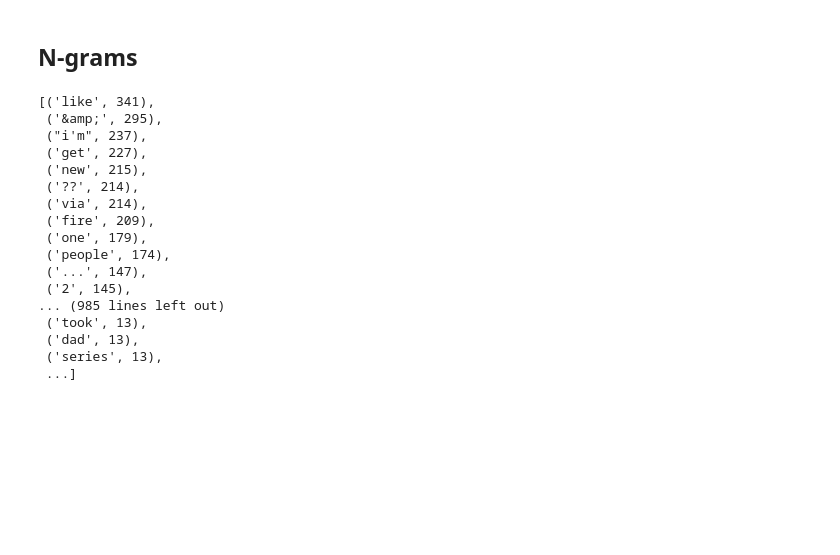
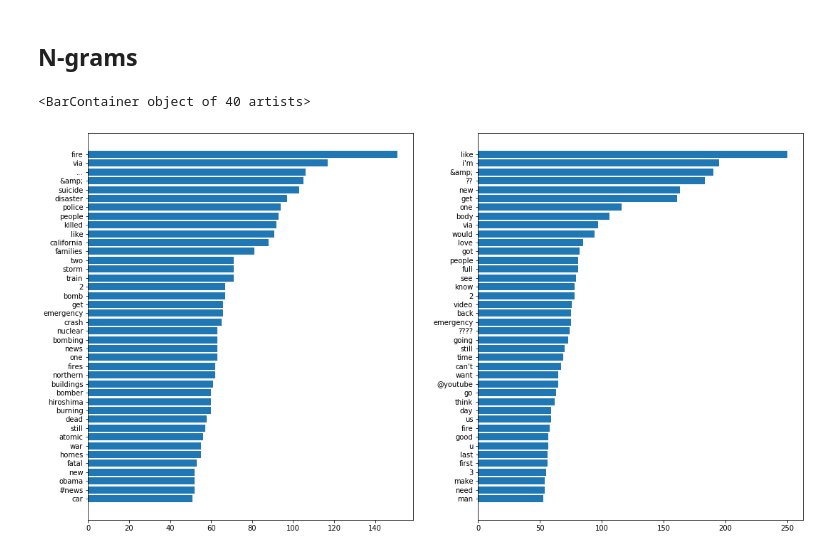
Before and after one commit to Bounty1993/Text-analysis, a Jupyter notebook: Disaster.ipynb, the cells around one changed output. Drawn from its saved outputs; the diff is of its cells as text; code cells hidden in the pictures; blank space fills up the shorter version.

```diff
--- a/Disaster.ipynb
+++ b/Disaster.ipynb
@@ -91,27 +90,19 @@ ax.legend(loc='upper right')
 ## N-grams
 # %%
 def get_counter(train_df, target):
-    pass
+    text = train_df.loc[train_df['target']==target, 'text']
+    all_text = " ".join(text.str.lower()).split()
+    text_no_stops = [word for word in all_text if word not in stopwords if word not in string.punctuation]
+    result = Counter(text_no_stops)
+    result_df = pd.DataFrame(result.most_common(40), columns=['Word', 'Frequency'])
+    return result_df.sort_values('Frequency')
 
-all_text = " ".join(train_df['text'].str.lower()).split()
-text_no_stops = [word for word in all_text if word not in stopwords if word not in string.punctuation]
-result = Counter(text_no_stops)
-result.most_common()
+disaster_counter = get_counter(train_df, 1)
+nondisaster_counter = get_counter(train_df, 0)
-# %% [output]
-[('like', 341),
- ('&amp;', 295),
- ("i'm", 237),
- ('get', 227),
- ('new', 215),
- ('??', 214),
- ('via', 214),
- ('fire', 209),
- ('one', 179),
- ('people', 174),
- ('...', 147),
- ('2', 145),
-... (985 lines left out)
- ('took', 13),
- ('dad', 13),
- ('series', 13),
- ...]
+# %%
+fig, (ax1, ax2) = plt.subplots(1, 2, figsize=(18, 10))
+ax1.barh(disaster_counter['Word'], disaster_counter['Frequency'])
+ax2.barh(nondisaster_counter['Word'], nondisaster_counter['Frequency'])
+# %% [output]
+<BarContainer object of 40 artists>
+[figure, added]
```
Also changed, not shown: parts of 4 cells of this notebook.
